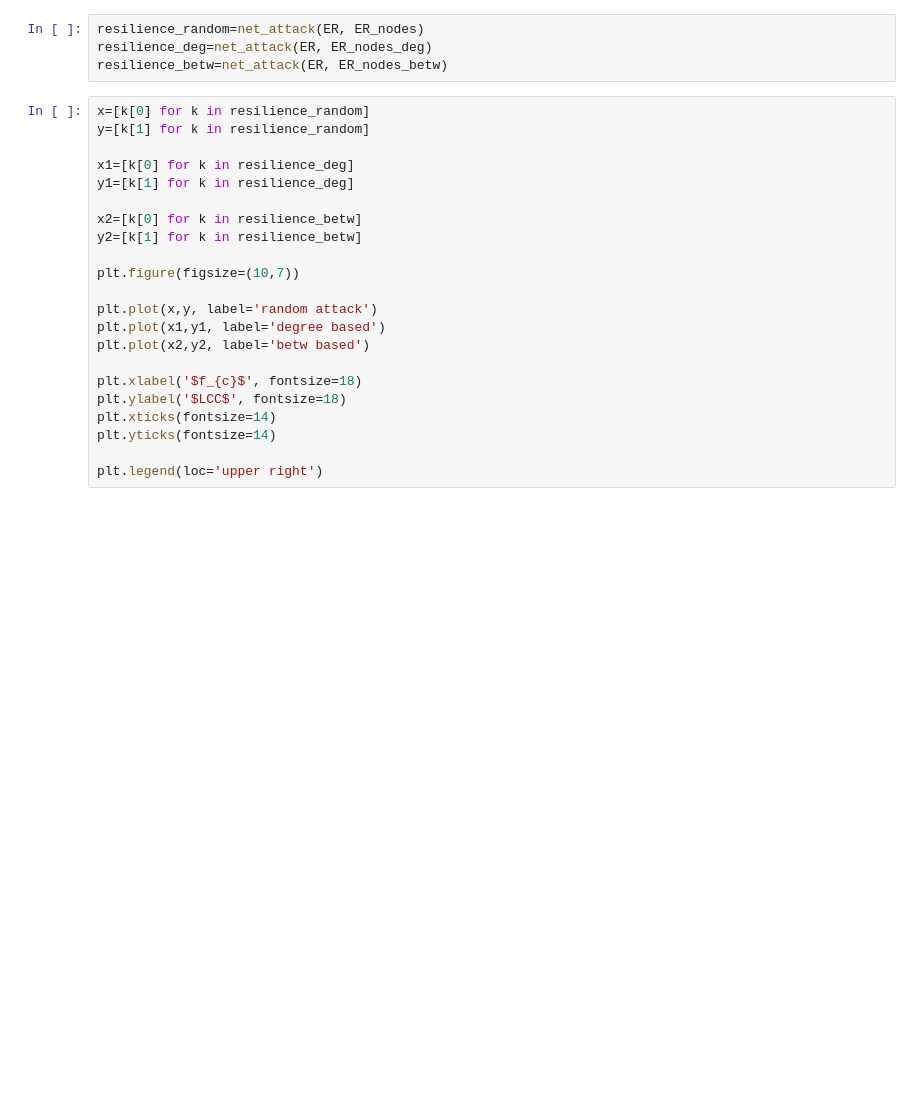
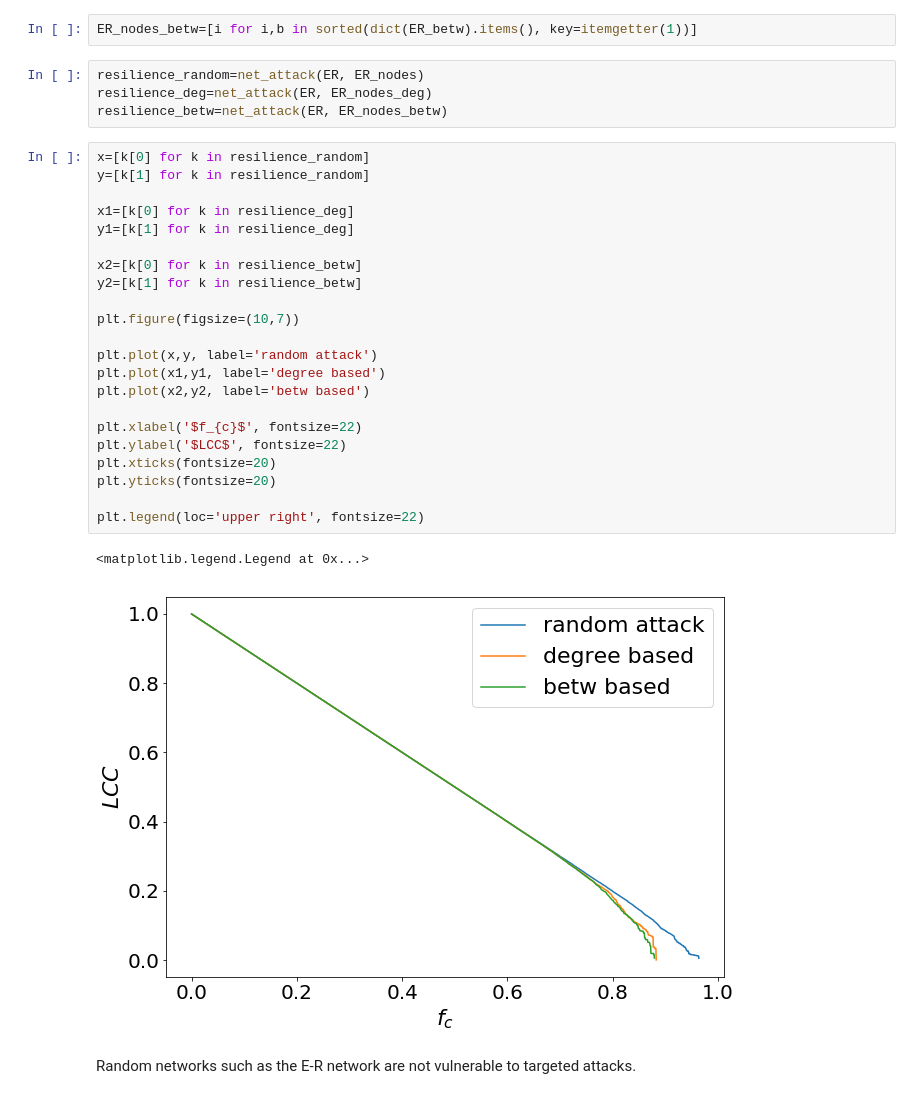
Before and after one commit to micheletizzoni/Complexity-in-social-systems, a Jupyter notebook: 2-networkx/nb05_network_analysis.ipynb, the cells around one changed output. Saved outputs shown, nothing was run; the diff lists cells and outputs as text; blank space fills up the shorter version.

```diff
--- a/2-networkx/nb05_network_analysis.ipynb
+++ b/2-networkx/nb05_network_analysis.ipynb
@@ -517,3 +549,5 @@ ER_nodes_betw=[i for i,b in sorted(dict(ER.ER_betw()).items(), key=itemgetter(1)
+# %%
+ER_nodes_betw=[i for i,b in sorted(dict(ER_betw).items(), key=itemgetter(1))]
 # %%
 resilience_random=net_attack(ER, ER_nodes)
 resilience_deg=net_attack(ER, ER_nodes_deg)
@@ -521,22 +555,27 @@ resilience_betw=net_attack(ER, ER_nodes_betw)
 # %%
 x=[k[0] for k in resilience_random]
 y=[k[1] for k in resilience_random]
 
 x1=[k[0] for k in resilience_deg]
 y1=[k[1] for k in resilience_deg]
 
 x2=[k[0] for k in resilience_betw]
 y2=[k[1] for k in resilience_betw]
 
 plt.figure(figsize=(10,7))
 
 plt.plot(x,y, label='random attack')
 plt.plot(x1,y1, label='degree based')
 plt.plot(x2,y2, label='betw based')
 
-plt.xlabel('$f_{c}$', fontsize=18)
-plt.ylabel('$LCC$', fontsize=18)
-plt.xticks(fontsize=14)
-plt.yticks(fontsize=14)
+plt.xlabel('$f_{c}$', fontsize=22)
+plt.ylabel('$LCC$', fontsize=22)
+plt.xticks(fontsize=20)
+plt.yticks(fontsize=20)
 
-plt.legend(loc='upper right')
+plt.legend(loc='upper right', fontsize=22)
+# %% [output]
+<matplotlib.legend.Legend at 0x...>
+[figure, added]
+# %% [markdown]
+Random networks such as the E-R network are not vulnerable to targeted attacks.
```
Also changed, not shown: parts of 25 cells of this notebook, 1 other file.
